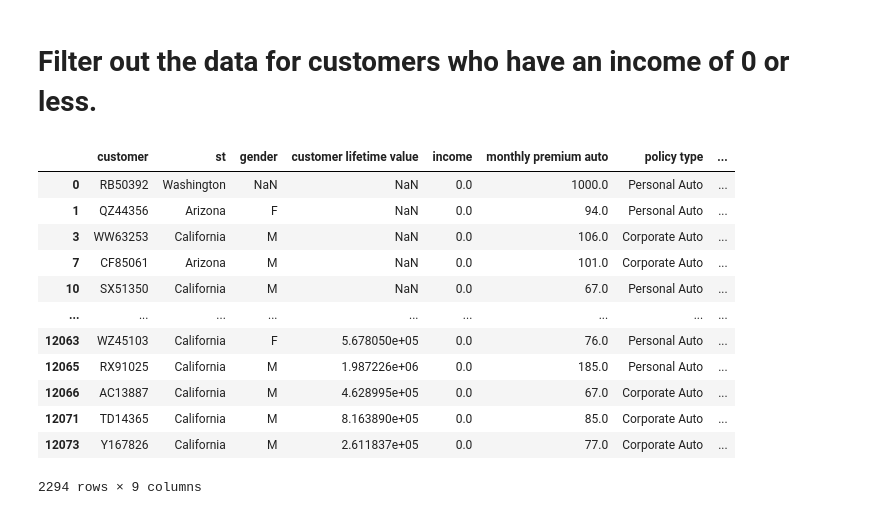
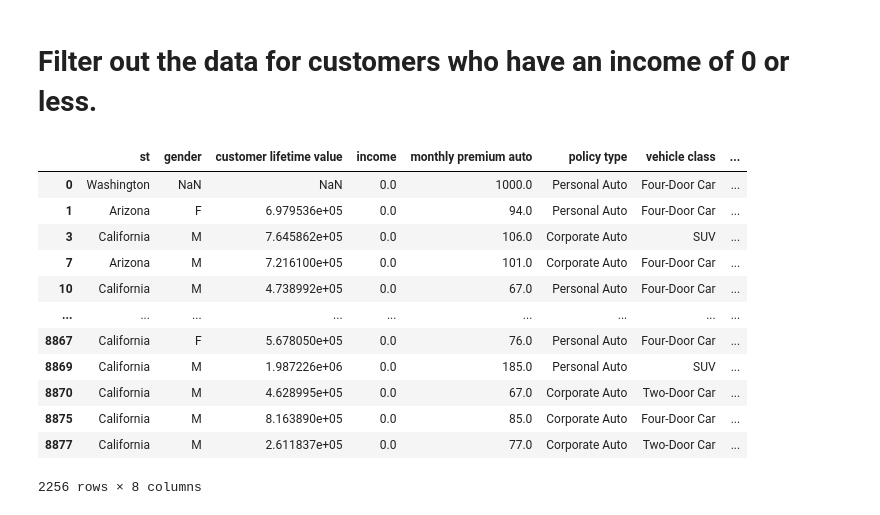
Before and after one commit to chrislacarte/lab-customer-analysis-round-1, a Jupyter notebook: files_for_lab/csv_files/round_1.ipynb, the cells around one changed output. Drawn from its saved outputs; the diff is of its cells as text; code cells hidden in the pictures.

```diff
--- a/files_for_lab/csv_files/round_1.ipynb
+++ b/files_for_lab/csv_files/round_1.ipynb
@@ -68,5 +70,15 @@ Index(['customer', 'st', 'gender', 'education', 'customer lifetime value',
+# %%
+file1['customer lifetime value'] = file1['customer lifetime value'].str.replace('%', '')
+file2['customer lifetime value'] = file2['customer lifetime value'].str.replace('%', '')
+file1['customer lifetime value'] = pd.to_numeric(file1['customer lifetime value'], errors='coerce')
+file2['customer lifetime value'] = pd.to_numeric(file2['customer lifetime value'], errors='coerce')
+file3['customer lifetime value'] = pd.to_numeric(file3['customer lifetime value'], errors='coerce')
+
+file1['customer lifetime value'] = file1['customer lifetime value']/100
+
+file2['customer lifetime value'] = file2['customer lifetime value']/100
 # %%
-df = pd.concat([file1,file2_ord,file3_ord], axis=0)
+df = pd.concat([file1,file2,file3], axis=0)
 # We reset the index to have it as a reference in case we need it
 df = df.reset_index(drop=True)
 print(df.shape)
@@ -148,7 +192,7 @@ df_cat
 # %% [markdown]
 # Delete the column education and the number of open complaints from the dataframe
 # %%
-df = df.drop(['education','number of open complaints'], axis=1)
-display(df.head())
+df = df.drop(['education','number of open complaints','customer'], axis=1)
+print(df.head())
 df.shape
 # %% [output]
@@ -186,7 +238,8 @@ df._get_numeric_data()
 #Create a copy of the data to check how many duplicates we have
 df1 = df.copy()
 df1 = df1.drop_duplicates()
-display(df)
-display(df1)
+df1 = df1.reset_index(drop=True)
+print(df)
+print(df1)
 #there are 12074 - 9135 = 2939 duplicates, now df1 is clean of duplicates
 # %% [output]
@@ -219,19 +275,19 @@ display(df1)
 # %% [markdown]
 # Filter out the data for customers who have an income of 0 or less.
 # %%
-filtered = df1[df1['income'] < 1]
+filtered = df1[df1['income'] <= 0]
 filtered
 # %% [output]
-|  | customer | st | gender | customer lifetime value | income | monthly premium auto | policy type | ... |
-| 0 | RB50392 | Washington | NaN | NaN | 0.0 | 1000.0 | Personal Auto | ... |
-| 1 | QZ44356 | Arizona | F | NaN | 0.0 | 94.0 | Personal Auto | ... |
-| 3 | WW63253 | California | M | NaN | 0.0 | 106.0 | Corporate Auto | ... |
-| 7 | CF85061 | Arizona | M | NaN | 0.0 | 101.0 | Corporate Auto | ... |
-| 10 | SX51350 | California | M | NaN | 0.0 | 67.0 | Personal Auto | ... |
+|  | st | gender | customer lifetime value | income | monthly premium auto | policy type | vehicle class | ... |
+| 0 | Washington | NaN | NaN | 0.0 | 1000.0 | Personal Auto | Four-Door Car | ... |
+| 1 | Arizona | F | 6.979536e+05 | 0.0 | 94.0 | Personal Auto | Four-Door Car | ... |
+| 3 | California | M | 7.645862e+05 | 0.0 | 106.0 | Corporate Auto | SUV | ... |
+| 7 | Arizona | M | 7.216100e+05 | 0.0 | 101.0 | Corporate Auto | Four-Door Car | ... |
+| 10 | California | M | 4.738992e+05 | 0.0 | 67.0 | Personal Auto | Four-Door Car | ... |
 | ... | ... | ... | ... | ... | ... | ... | ... | ... |
-| 12063 | WZ45103 | California | F | 5.678050e+05 | 0.0 | 76.0 | Personal Auto | ... |
-| 12065 | RX91025 | California | M | 1.987226e+06 | 0.0 | 185.0 | Personal Auto | ... |
-| 12066 | AC13887 | California | M | 4.628995e+05 | 0.0 | 67.0 | Corporate Auto | ... |
-| 12071 | TD14365 | California | M | 8.163890e+05 | 0.0 | 85.0 | Corporate Auto | ... |
-| 12073 | Y167826 | California | M | 2.611837e+05 | 0.0 | 77.0 | Corporate Auto | ... |
+| 8867 | California | F | 5.678050e+05 | 0.0 | 76.0 | Personal Auto | Four-Door Car | ... |
+| 8869 | California | M | 1.987226e+06 | 0.0 | 185.0 | Personal Auto | SUV | ... |
+| 8870 | California | M | 4.628995e+05 | 0.0 | 67.0 | Corporate Auto | Two-Door Car | ... |
+| 8875 | California | M | 8.163890e+05 | 0.0 | 85.0 | Corporate Auto | Four-Door Car | ... |
+| 8877 | California | M | 2.611837e+05 | 0.0 | 77.0 | Corporate Auto | Two-Door Car | ... |
-2294 rows × 9 columns
+2256 rows × 8 columns
```
Also changed, not shown: parts of 13 cells of this notebook, 3 other files.
